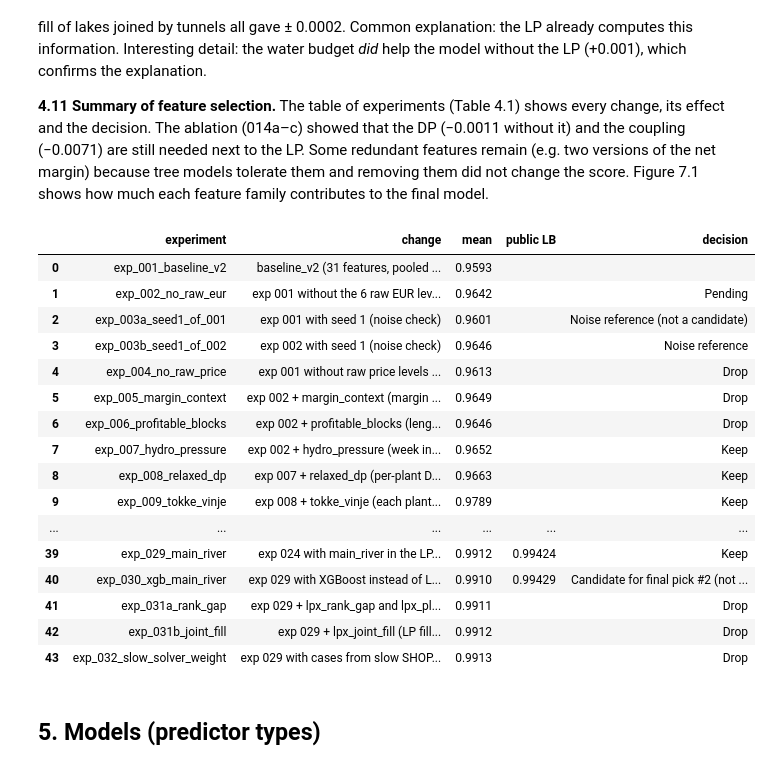
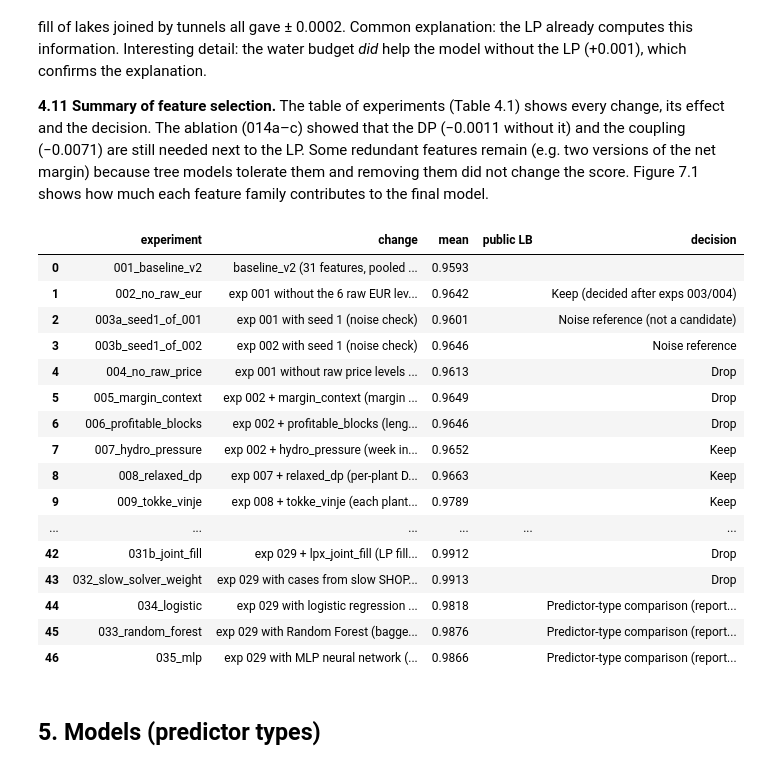
Before and after one commit to idatomine/Women-in-AI-tdt4173, a Jupyter notebook: Report.ipynb, the cells around one changed output. Cells and saved outputs as stored; diff of their text form; code cells hidden in the pictures.

```diff
--- a/Report.ipynb
+++ b/Report.ipynb
@@ -87,7 +87,7 @@ def _latex(value):
     for char, escaped in [("\\", r"\textbackslash{}"), ("&", r"\&"), ("%", r"\%"), ("$", r"\$"), ("#", r"\#"),
                           ("_", r"\_"), ("{", r"\{"), ("}", r"\}"), ("~", r"\textasciitilde{}"), ("^", r"\^{}")]:
         text = text.replace(char, escaped)
-    return text
+    return text.replace(r"\_", r"\_\allowbreak{}")  # long snake_case names may break after _
 
 
 def show_table(df, table_id, columns=None, long=False):
@@ -777,31 +778,33 @@ next to the LP. Some redundant features remain (e.g. two versions of the net mar
 them and removing them did not change the score. Figure 7.1 shows how much each feature family contributes
 to the final model.
 # %%
-# Table 4.1: every experiment, its change and the decision (from experiments/journal.md)
+# Table B.1 (appendix): every experiment, its change and the decision (from experiments/journal.md)
 journal_lines = [l for l in (EXP / "journal.md").read_text().splitlines() if l.startswith("| 2026")]
 journal = pd.DataFrame([[c.strip() for c in l.strip("|").split("|")] for l in journal_lines],
                        columns=["date", "experiment", "change", "A", "B", "C", "D", "2018", "mean", "compared with", "rule", "public LB", "decision"])
-journal = journal[journal["mean"] != "—"].drop_duplicates("experiment")
-journal["decision"] = journal["decision"].str.replace("**", "", regex=False).str.split(".").str[0]
-show_table(journal[["experiment", "change", "mean", "public LB", "decision"]].reset_index(drop=True), "4.1", columns='p{4.4cm}p{5.2cm}llp{2.4cm}', long=True)
+journal = journal[journal["mean"] != "—"].drop_duplicates("experiment", keep="last")  # 029: the submitted re-run
+journal["decision"] = journal["decision"].str.replace("**", "", regex=False).str.split(r"\.(?:\s|$)", regex=True).str[0]
+journal["experiment"] = journal["experiment"].str.removeprefix("exp_")  # shorter names fit the column
+show_table(journal[["experiment", "change", "mean", "public LB", "decision"]].reset_index(drop=True), "B.1", columns=r">{\raggedright\arraybackslash}p{0.16\linewidth}>{\raggedright\arraybackslash}p{0.35\linewidth}l"
+           r">{\raggedright\arraybackslash}p{0.11\linewidth}>{\raggedright\arraybackslash}p{0.17\linewidth}", long=True)
 # %% [output]
 |  | experiment | change | mean | public LB | decision |
-| 0 | exp_001_baseline_v2 | baseline_v2 (31 features, pooled ... | 0.9593 |  |  |
-| 1 | exp_002_no_raw_eur | exp 001 without the 6 raw EUR lev... | 0.9642 |  | Pending |
-| 2 | exp_003a_seed1_of_001 | exp 001 with seed 1 (noise check) | 0.9601 |  | Noise reference (not a candidate) |
-| 3 | exp_003b_seed1_of_002 | exp 002 with seed 1 (noise check) | 0.9646 |  | Noise reference |
-| 4 | exp_004_no_raw_price | exp 001 without raw price levels ... | 0.9613 |  | Drop |
-| 5 | exp_005_margin_context | exp 002 + margin_context (margin ... | 0.9649 |  | Drop |
-| 6 | exp_006_profitable_blocks | exp 002 + profitable_blocks (leng... | 0.9646 |  | Drop |
-| 7 | exp_007_hydro_pressure | exp 002 + hydro_pressure (week in... | 0.9652 |  | Keep |
-| 8 | exp_008_relaxed_dp | exp 007 + relaxed_dp (per-plant D... | 0.9663 |  | Keep |
-| 9 | exp_009_tokke_vinje | exp 008 + tokke_vinje (each plant... | 0.9789 |  | Keep |
+| 0 | 001_baseline_v2 | baseline_v2 (31 features, pooled ... | 0.9593 |  |  |
+| 1 | 002_no_raw_eur | exp 001 without the 6 raw EUR lev... | 0.9642 |  | Keep (decided after exps 003/004) |
+| 2 | 003a_seed1_of_001 | exp 001 with seed 1 (noise check) | 0.9601 |  | Noise reference (not a candidate) |
+| 3 | 003b_seed1_of_002 | exp 002 with seed 1 (noise check) | 0.9646 |  | Noise reference |
+| 4 | 004_no_raw_price | exp 001 without raw price levels ... | 0.9613 |  | Drop |
+| 5 | 005_margin_context | exp 002 + margin_context (margin ... | 0.9649 |  | Drop |
+| 6 | 006_profitable_blocks | exp 002 + profitable_blocks (leng... | 0.9646 |  | Drop |
+| 7 | 007_hydro_pressure | exp 002 + hydro_pressure (week in... | 0.9652 |  | Keep |
+| 8 | 008_relaxed_dp | exp 007 + relaxed_dp (per-plant D... | 0.9663 |  | Keep |
+| 9 | 009_tokke_vinje | exp 008 + tokke_vinje (each plant... | 0.9789 |  | Keep |
 | ... | ... | ... | ... | ... | ... |
-| 39 | exp_029_main_river | exp 024 with main_river in the LP... | 0.9912 | 0.99424 | Keep |
-| 40 | exp_030_xgb_main_river | exp 029 with XGBoost instead of L... | 0.9910 | 0.99429 | Candidate for final pick #2 (not ... |
-| 41 | exp_031a_rank_gap | exp 029 + lpx_rank_gap and lpx_pl... | 0.9911 |  | Drop |
-| 42 | exp_031b_joint_fill | exp 029 + lpx_joint_fill (LP fill... | 0.9912 |  | Drop |
-| 43 | exp_032_slow_solver_weight | exp 029 with cases from slow SHOP... | 0.9913 |  | Drop |
+| 42 | 031b_joint_fill | exp 029 + lpx_joint_fill (LP fill... | 0.9912 |  | Drop |
+| 43 | 032_slow_solver_weight | exp 029 with cases from slow SHOP... | 0.9913 |  | Drop |
+| 44 | 034_logistic | exp 029 with logistic regression ... | 0.9818 |  | Predictor-type comparison (report... |
+| 45 | 033_random_forest | exp 029 with Random Forest (bagge... | 0.9876 |  | Predictor-type comparison (report... |
+| 46 | 035_mlp | exp 029 with MLP neural network (... | 0.9866 |  | Predictor-type comparison (report... |
 # %% [markdown]
 ## 5. Models (predictor types)
 # %% [markdown]
```
Also changed, not shown: parts of 4 cells of this notebook, 36 other files.
